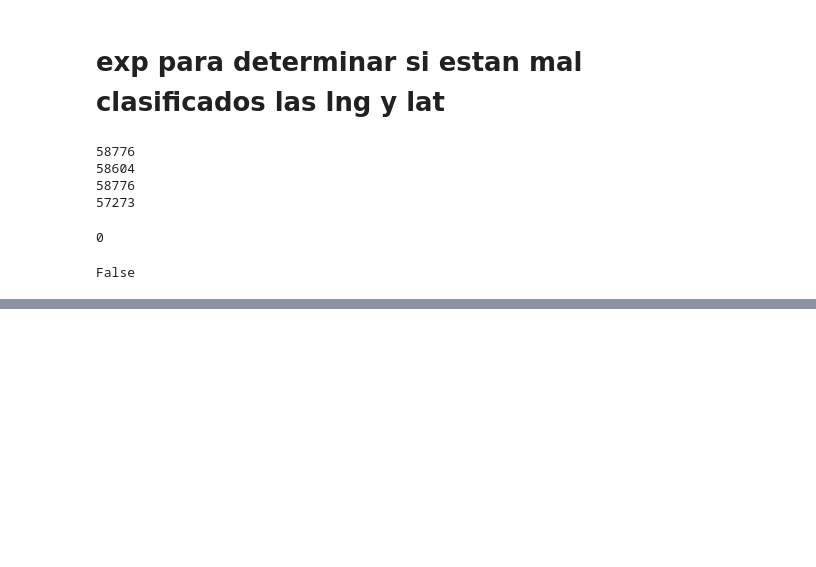
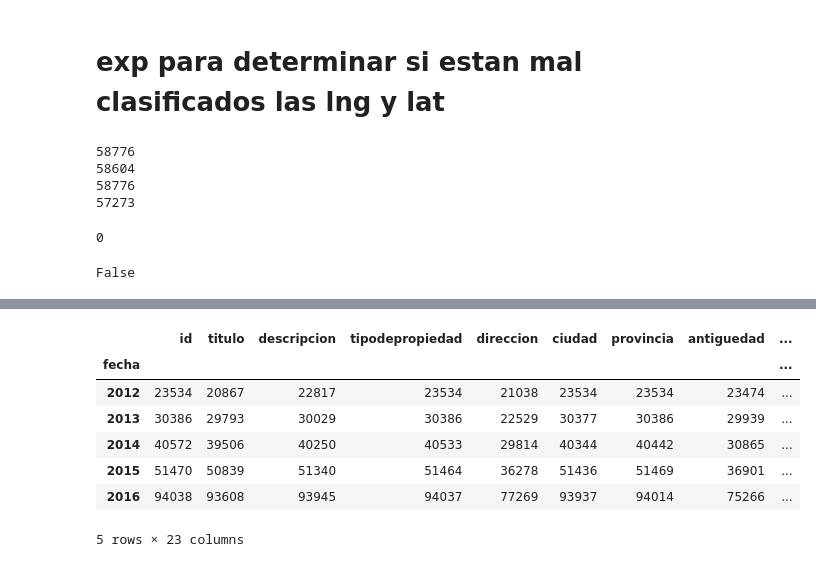
Before and after one commit to ddrenteria/MNTp3, a Jupyter notebook: tp3/notebooks/PrediccionPrecios.ipynb, the cells around one changed output, grey strips where cells are left out. Saved outputs shown, nothing was run; the diff lists cells and outputs as text; code cells hidden in the pictures; blank space fills up the shorter version.

```diff
--- a/tp3/notebooks/PrediccionPrecios.ipynb
+++ b/tp3/notebooks/PrediccionPrecios.ipynb
@@ -227,0 +271,13 @@ Como ir viendo los graficos si se experimenta con KFold y esto genera K distinto
+# %%
+pd.to_datetime(df['fecha'])
+
+df.groupby([pd.to_datetime(df['fecha']).dt.year]).count()
+# %% [output]
+|  | id | titulo | descripcion | tipodepropiedad | direccion | ciudad | provincia | antiguedad | ... |
+| fecha |  |  |  |  |  |  |  |  | ... |
+| 2012 | 23534 | 20867 | 22817 | 23534 | 21038 | 23534 | 23534 | 23474 | ... |
+| 2013 | 30386 | 29793 | 30029 | 30386 | 22529 | 30377 | 30386 | 29939 | ... |
+| 2014 | 40572 | 39506 | 40250 | 40533 | 29814 | 40344 | 40442 | 30865 | ... |
+| 2015 | 51470 | 50839 | 51340 | 51464 | 36278 | 51436 | 51469 | 36901 | ... |
+| 2016 | 94038 | 93608 | 93945 | 94037 | 77269 | 93937 | 94014 | 75266 | ... |
+5 rows × 23 columns
```
Also changed, not shown: parts of 10 cells of this notebook, 1 other file.
